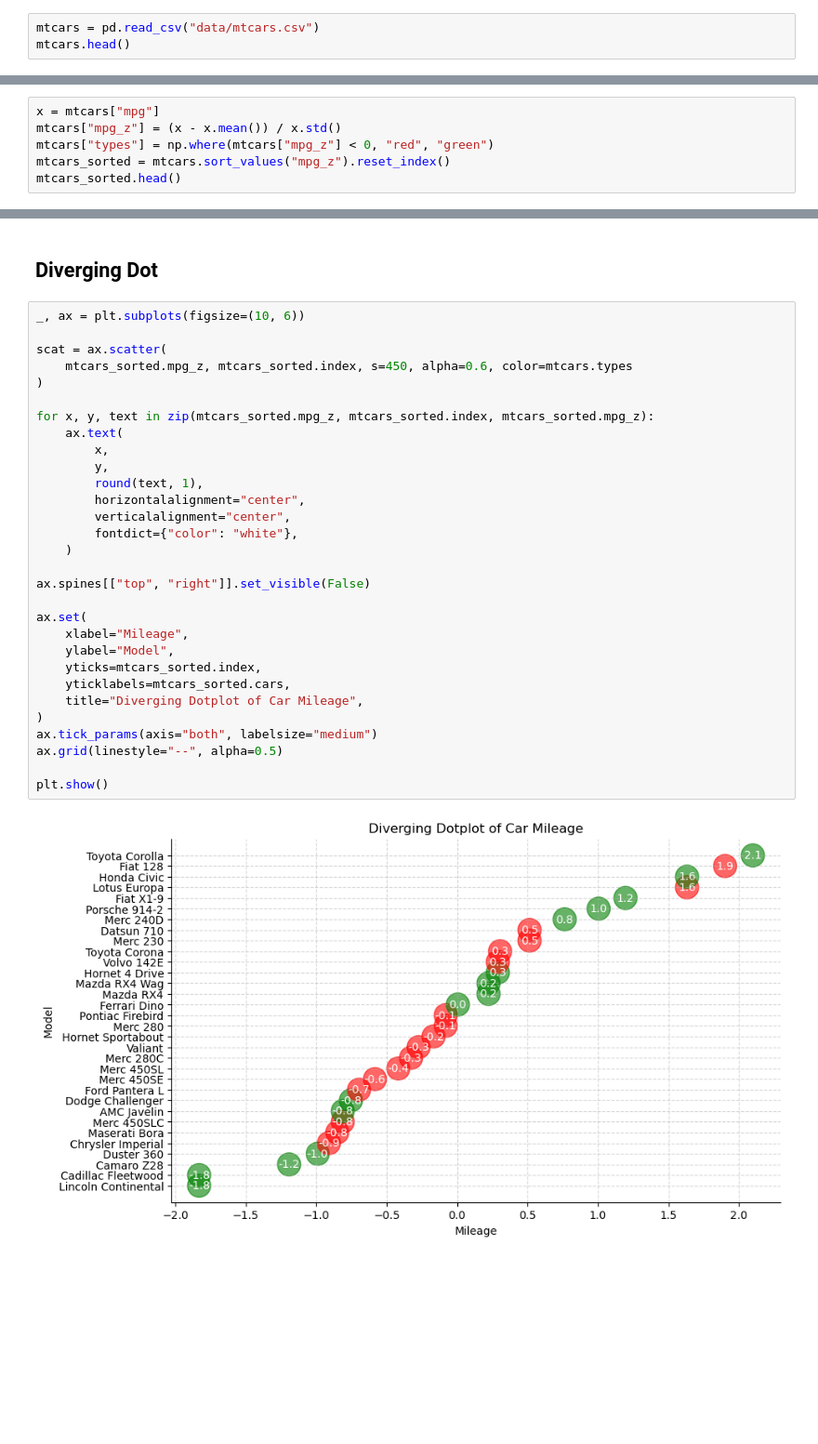
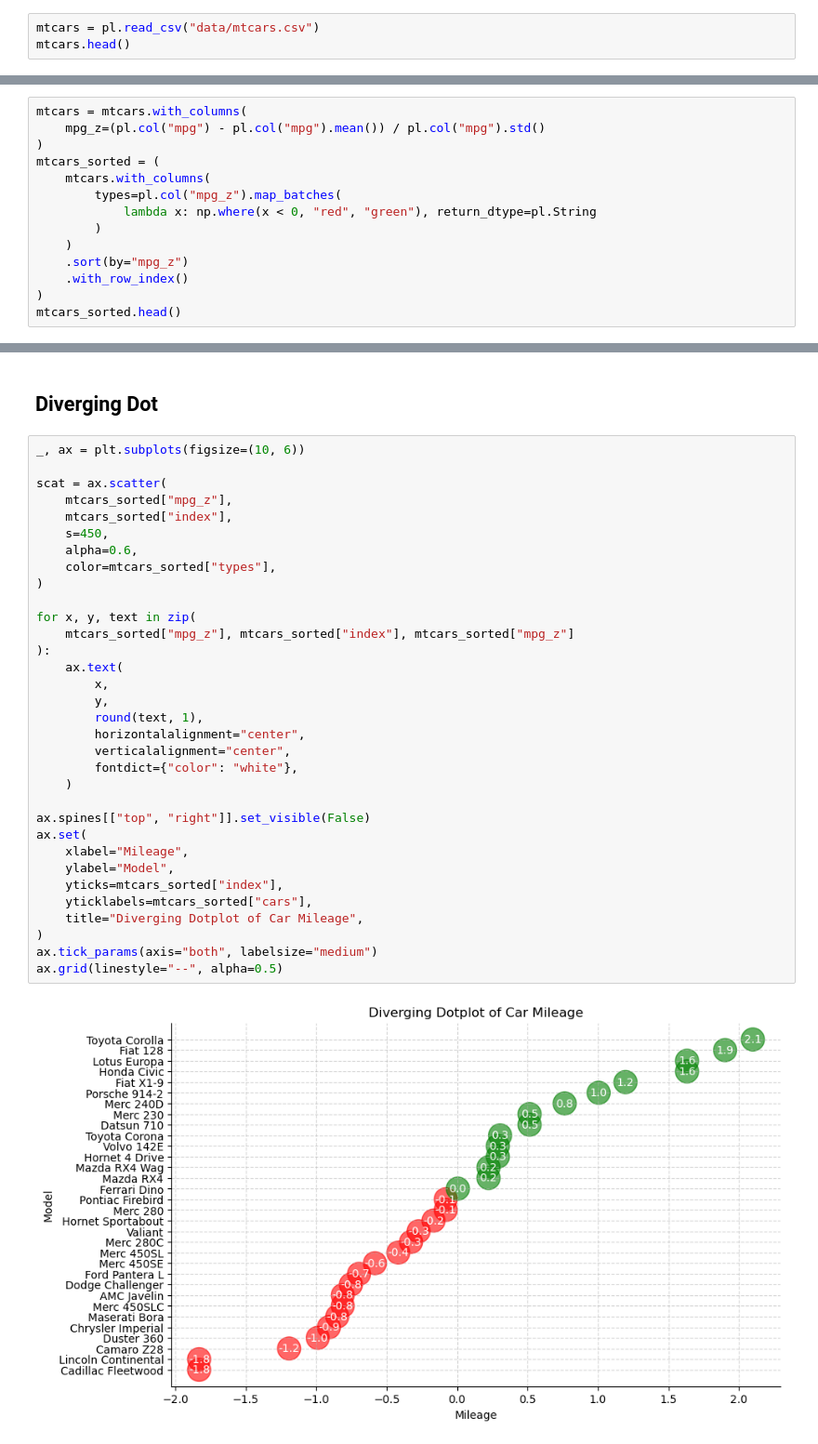
Before and after one commit to ivaquero/blog-bio, a Jupyter notebook: analysis/deviation.ipynb, the cells around one changed output, grey strips where cells are left out. Shown: that part at 93% size. Saved outputs shown, nothing was run; the diff lists cells and outputs as text; blank space fills up the shorter version.

```diff
--- a/analysis/deviation.ipynb
+++ b/analysis/deviation.ipynb
@@ -8,6 +8,6 @@ from plotnine import *
 # %% [markdown]
 ## Diverging Bar
 # %%
-mtcars = pd.read_csv("data/mtcars.csv")
+mtcars = pl.read_csv("data/mtcars.csv")
 mtcars.head()
 # %% [output]
@@ -20,7 +22,15 @@ mtcars.head()
 # %%
-x = mtcars["mpg"]
-mtcars["mpg_z"] = (x - x.mean()) / x.std()
-mtcars["types"] = np.where(mtcars["mpg_z"] < 0, "red", "green")
-mtcars_sorted = mtcars.sort_values("mpg_z").reset_index()
+mtcars = mtcars.with_columns(
+    mpg_z=(pl.col("mpg") - pl.col("mpg").mean()) / pl.col("mpg").std()
+)
+mtcars_sorted = (
+    mtcars.with_columns(
+        types=pl.col("mpg_z").map_batches(
+            lambda x: np.where(x < 0, "red", "green"), return_dtype=pl.String
+        )
+    )
+    .sort(by="mpg_z")
+    .with_row_index()
+)
 mtcars_sorted.head()
 # %% [output]
@@ -162,35 +171,38 @@ plt.show()
 # %%
 _, ax = plt.subplots(figsize=(10, 6))
 
 scat = ax.scatter(
-    mtcars_sorted.mpg_z, mtcars_sorted.index, s=450, alpha=0.6, color=mtcars.types
+    mtcars_sorted["mpg_z"],
+    mtcars_sorted["index"],
+    s=450,
+    alpha=0.6,
+    color=mtcars_sorted["types"],
 )
 
-for x, y, text in zip(mtcars_sorted.mpg_z, mtcars_sorted.index, mtcars_sorted.mpg_z):
+for x, y, text in zip(
+    mtcars_sorted["mpg_z"], mtcars_sorted["index"], mtcars_sorted["mpg_z"]
+):
     ax.text(
         x,
         y,
         round(text, 1),
         horizontalalignment="center",
         verticalalignment="center",
         fontdict={"color": "white"},
     )
 
 ax.spines[["top", "right"]].set_visible(False)
-
 ax.set(
     xlabel="Mileage",
     ylabel="Model",
-    yticks=mtcars_sorted.index,
-    yticklabels=mtcars_sorted.cars,
+    yticks=mtcars_sorted["index"],
+    yticklabels=mtcars_sorted["cars"],
     title="Diverging Dotplot of Car Mileage",
 )
 ax.tick_params(axis="both", labelsize="medium")
 ax.grid(linestyle="--", alpha=0.5)
-
-plt.show()
 # %% [output]
-[figure, old version]
+[figure, new version]
 # %%
 (
     g
```
Also changed, not shown: parts of 8 cells of this notebook, 3 other files.
